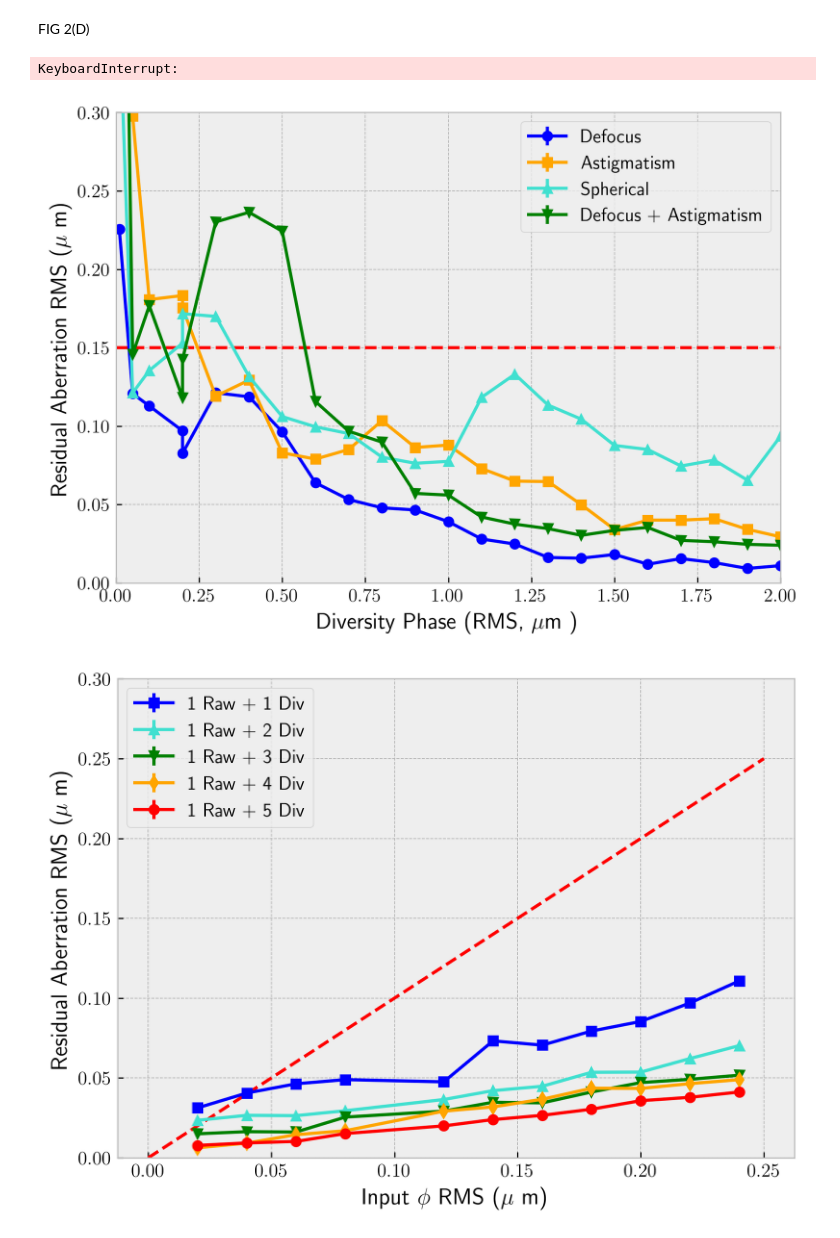
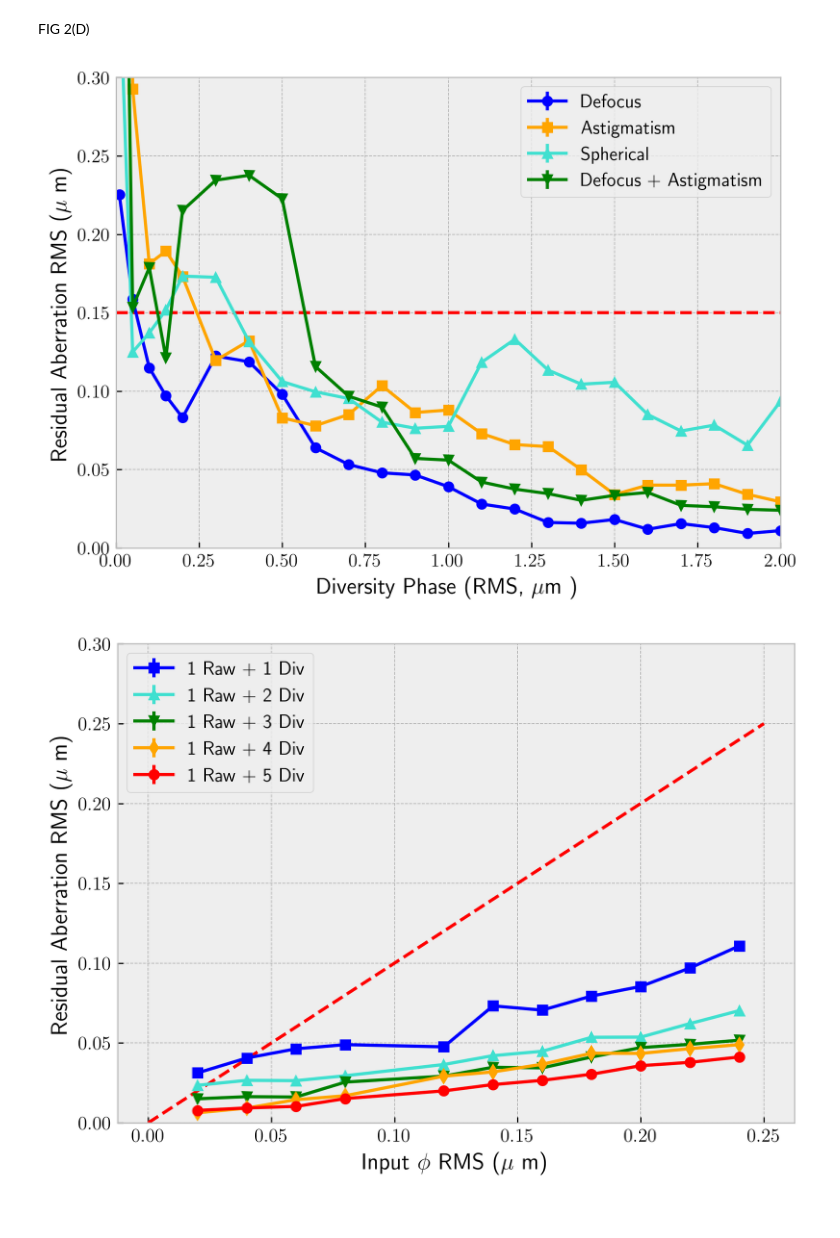
Before and after one commit to maxw179/summer_2026_lab, a Jupyter notebook: reproduce_johnson/reproduce_1p.ipynb, the cells around one changed output. Saved outputs shown, nothing was run; the diff lists cells and outputs as text; code cells hidden in the pictures.

```diff
--- a/reproduce_johnson/reproduce_1p.ipynb
+++ b/reproduce_johnson/reproduce_1p.ipynb
@@ -66,7 +58,7 @@ FIG S2(B)
 # %%
 SNR_vals = [5, 10, 20]
 gamma_vals = [10**(-x) for x in range(1, 31)]
-num_samples = 1
+num_samples = 50
 
 modes_corrected = get_johnson_modes()
 
@@ -300,6 +292,7 @@ for i in range(num_samples):
             params = {
                 "gamma": GAMMA,
                 "J_tol": 0.001,
+                "max_step": np.inf
             }
 
             c_guess, F_guess  = loop_optimize(n_loops = 100,
@@ -316,8 +309,6 @@ for i in range(num_samples):
 
 np.save("results/bias_type_1p_true.npy", c_true)
 np.save("results/bias_type_1p_converged.npy", c_converged)
-# %% [output]
-KeyboardInterrupt:
 # %%
 bias_mode_sets = [[[0,2]],
               [[2,2]],
@@ -345,35 +336,35 @@ for j, mode_name in enumerate(mode_names):
         rms = np.zeros(num_samples)
 
         for i in range(num_samples):
             this_c_true = c_true[i, j, k]
             this_c_converged = c_converged[i, j, k]
 
             a_true = Aberration(modes, this_c_true)
             a_converged = Aberration(modes, this_c_converged)
 
             rms[i] = zernike_RMS_difference(a_true, a_converged, alpha)
 
         rms_list[k] = rms * (523/1000)
         #* 523 nm / wv * 1 mum /1000 nm
 
     ax.errorbar(
-        rms_vals,
+        bias_rms_microns,
         np.mean(rms_list, axis=1),
         np.std(rms_list, axis=1),
         label=f"{mode_name}",
         marker = markers[j],
         c = colors[j]
     )
 
 ax.legend()
 ax.set_xlabel("Diversity Phase (RMS, $\mu$m )")
 ax.set_ylabel("Residual Aberration RMS ($\mu$ m)")
 ax.set_ylim(0, 0.3)
 ax.set_xlim(0, 2)
 ax.axhline(zernike_RMS(a_true, alpha) * (523/1000), color = "red", ls = "dashed")
 plt.savefig("figures/diversity_type.png")
 # %% [output]
-[figure, old version]
+[figure, new version]
 # %%
 GAMMA = 1e-6
 SNR = 10
```
Also changed, not shown: parts of 2 cells of this notebook, 7 other files.
